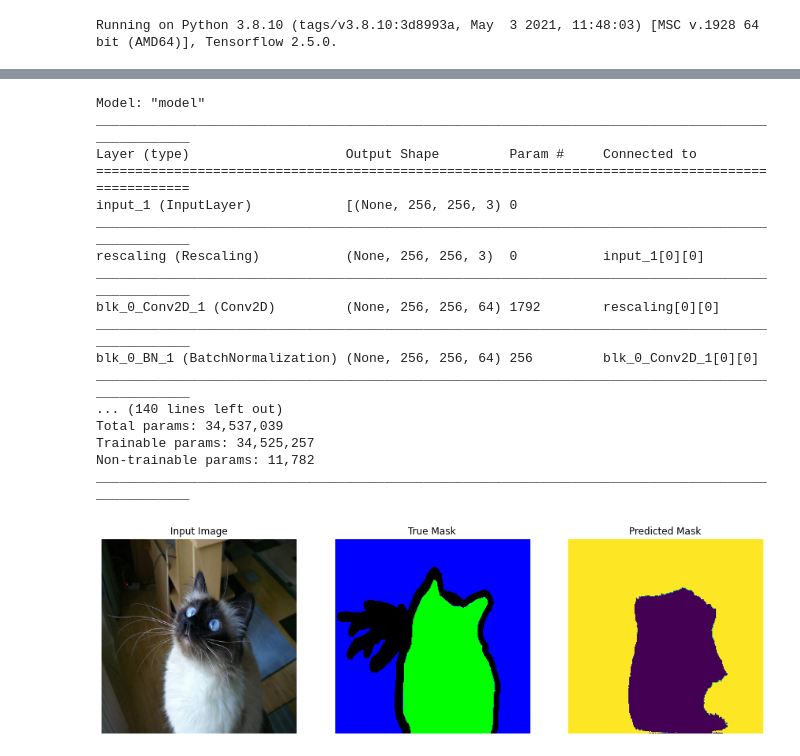
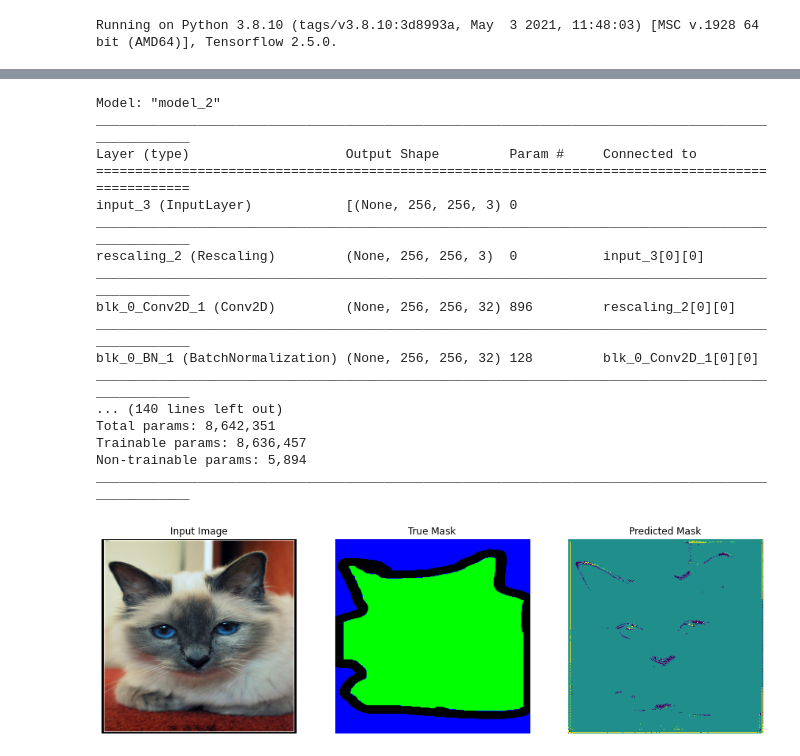
Before and after one commit to aliencaocao/IRS-ML, a Jupyter notebook: Image Segmentation/U net.ipynb, the cells around one changed output, grey strips where cells are left out. Saved outputs shown, nothing was run; the diff lists cells and outputs as text; code cells hidden in the pictures.

```diff
--- a/Image Segmentation/U net.ipynb
+++ b/Image Segmentation/U net.ipynb
@@ -58,27 +56,27 @@ for image, mask in test.take(3):
 # %%
 def U_net(input_size, no_classes, start_filter_no, kernel_initializer, bn_eps, opt, loss, reg, metrics):
     def down_conv_block(x, filter, kernel, bn_eps, kernel_initializer, block_no):
-        x = Conv2D(filter, kernel, kernel_initializer=kernel_initializer, padding='same', name=f'blk_{block_no}_Conv2D_1')(x)
+        x = Conv2D(filter, kernel, kernel_initializer=kernel_initializer, kernel_regularizer=reg, padding='same', name=f'blk_{block_no}_Conv2D_1')(x)
         x = BatchNormalization(epsilon=bn_eps, name=f'blk_{block_no}_BN_1')(x)
         x = Activation('relu', name=f'blk_{block_no}_ReLu_1')(x)
 
-        x = Conv2D(filter, kernel, kernel_initializer=kernel_initializer, padding='same', name=f'blk_{block_no}_Conv2D_2')(x)
+        x = Conv2D(filter, kernel, kernel_initializer=kernel_initializer, kernel_regularizer=reg, padding='same', name=f'blk_{block_no}_Conv2D_2')(x)
         x = BatchNormalization(epsilon=bn_eps, name=f'blk_{block_no}_BN_2')(x)
         x = Activation('relu', name=f'blk_{block_no}_ReLu_2')(x)
         # x = Dropout(0.5, name=f'blk_{block_no}_Dropout')(x)
 
         return x
 
-    def up_conv_block(x, x_short, filter, kernel, bn_eps, kernel_initializer, block_no):
-        x = Conv2DTranspose(filter, kernel, kernel_initializer=kernel_initializer, strides=2, padding="same", name=f'blk_{block_no}_Conv2DTranspose')(x)
-        x = Concatenate([x, x_short], name=f'blk_{block_no}_concatenate')
+    def up_conv_block(x, x_short, filter, kernel, bn_eps, kernel_initializer, reg, block_no):
+        x = Conv2DTranspose(filter, kernel, kernel_initializer=kernel_initializer, kernel_regularizer=reg, strides=2, padding="same", name=f'blk_{block_no}_Conv2DTranspose')(x)
+        x = concatenate([x, x_short], name=f'blk_{block_no}_concatenate')
         # x = Dropout(0.5, name=f'blk_{block_no}_Dropout')(x)
 
-        x = Conv2D(filter, kernel, kernel_initializer=kernel_initializer, padding='same', name=f'blk_{block_no}_Conv2D_1')(x)
+        x = Conv2D(filter, kernel, kernel_initializer=kernel_initializer, kernel_regularizer=reg, padding='same', name=f'blk_{block_no}_Conv2D_1')(x)
         x = BatchNormalization(epsilon=bn_eps, name=f'blk_{block_no}_BN_1')(x)
         x = Activation('relu', name=f'blk_{block_no}_ReLu_1')(x)
 
-        x = Conv2D(filter, kernel, kernel_initializer=kernel_initializer, padding='same', name=f'blk_{block_no}_Conv2D_2')(x)
+        x = Conv2D(filter, kernel, kernel_initializer=kernel_initializer, kernel_regularizer=reg, padding='same', name=f'blk_{block_no}_Conv2D_2')(x)
         x = BatchNormalization(epsilon=bn_eps, name=f'blk_{block_no}_BN_2')(x)
         x = Activation('relu', name=f'blk_{block_no}_ReLu_2')(x)
 
@@ -111,12 +109,12 @@ def U_net(input_size, no_classes, start_filter_no, kernel_initializer, bn_eps, o
     x = down_conv_block(x, start_filter_no * 2 ** 4, 3, bn_eps, kernel_initializer=kernel_initializer, block_no=4)
     x = Dropout(0.5, name=f'Bridge_Dropout')(x)
 
-    x = up_conv_block(x, x_short_4, start_filter_no * 2 ** 3, 3, bn_eps, kernel_initializer=kernel_initializer, block_no=5)
-    x = up_conv_block(x, x_short_3, start_filter_no * 2 ** 2, 3, bn_eps, kernel_initializer=kernel_initializer, block_no=6)
-    x = up_conv_block(x, x_short_2, start_filter_no * 2 ** 1, 3, bn_eps, kernel_initializer=kernel_initializer, block_no=7)
-    x = up_conv_block(x, x_short_1, start_filter_no * 2 ** 0, 3, bn_eps, kernel_initializer=kernel_initializer, block_no=8)
+    x = up_conv_block(x, x_short_4, start_filter_no * 2 ** 3, 3, bn_eps, kernel_initializer=kernel_initializer, reg=reg, block_no=5)
+    x = up_conv_block(x, x_short_3, start_filter_no * 2 ** 2, 3, bn_eps, kernel_initializer=kernel_initializer, reg=reg, block_no=6)
+    x = up_conv_block(x, x_short_2, start_filter_no * 2 ** 1, 3, bn_eps, kernel_initializer=kernel_initializer, reg=reg, block_no=7)
+    x = up_conv_block(x, x_short_1, start_filter_no * 2 ** 0, 3, bn_eps, kernel_initializer=kernel_initializer, reg=reg, block_no=8)
 
-    x = Conv2D(no_classes, 1, padding="same")(x)  # no_classes is the total no of classes present in the train data, including background
+    x = Conv2D(no_classes, 1, kernel_initializer=kernel_initializer, kernel_regularizer=reg, padding="same")(x)  # no_classes is the total no of classes present in the train data, including background
     x = BatchNormalization(epsilon=bn_eps)(x)
     xOutput = Activation('softmax')(x)
 
@@ -154,44 +152,45 @@ class DisplayCallback(tf.keras.callbacks.Callback):
 lr = 1e-3
 epsilon = 1e-6
 opt = keras.optimizers.Adam(learning_rate=lr, epsilon=epsilon)
 # opt = keras.optimizers.SGD(learning_rate=0.1, momentum=0.99)
 loss = dice_loss
-reg = keras.regularizers.L2(1e-5)
+reg = None
 metrics = [dice]  # keras.metrics.MeanIoU(num_classes=no_classes), F1Score(num_classes=no_classes)
 epoch = 100
 callbacks = [
     tf.keras.callbacks.EarlyStopping(monitor='val_dice', min_delta=0, patience=10, verbose=1,
                                      mode='auto', baseline=None, restore_best_weights=True),
     tf.keras.callbacks.ModelCheckpoint('./best_model',monitor='val_dice',save_best_only=True),
     tf.keras.callbacks.ReduceLROnPlateau(monitor='val_dice', factor=0.1, patience=3, verbose=1),
     DisplayCallback()]
 
 # input size must be 2 to the power of sth, no_classes is same the total no of classes present in the train data, including background
-model = U_net(input_size=(img_height, img_width, 3), no_classes=no_classes, start_filter_no=64, kernel_initializer=GlorotNormal, bn_eps=1.001e-5, opt=opt, loss=loss, reg=reg, metrics=metrics)
+# TODO: try init random
+model = U_net(input_size=(img_height, img_width, 3), no_classes=no_classes, start_filter_no=32, kernel_initializer=GlorotUniform, bn_eps=1.001e-5, opt=opt, loss=loss, reg=reg, metrics=metrics)
 # model = keras.models.load_model('oxford pet u net 64', custom_objects={'dice': dice, 'dice_loss': dice_loss})
 # K.set_value(model.optimizer.lr, lr)
 model.summary()
 plot_model(model, show_dtype=True, show_shapes=True, show_layer_names=True, to_file='U Net.png')
 show_predictions()
 # %% [output]
-Model: "model"
+Model: "model_2"
 __________________________________________________________________________________________________
 Layer (type)                    Output Shape         Param #     Connected to
 ==================================================================================================
-input_1 (InputLayer)            [(None, 256, 256, 3) 0
+input_3 (InputLayer)            [(None, 256, 256, 3) 0
 __________________________________________________________________________________________________
-rescaling (Rescaling)           (None, 256, 256, 3)  0           input_1[0][0]
+rescaling_2 (Rescaling)         (None, 256, 256, 3)  0           input_3[0][0]
 __________________________________________________________________________________________________
-blk_0_Conv2D_1 (Conv2D)         (None, 256, 256, 64) 1792        rescaling[0][0]
+blk_0_Conv2D_1 (Conv2D)         (None, 256, 256, 32) 896         rescaling_2[0][0]
 __________________________________________________________________________________________________
-blk_0_BN_1 (BatchNormalization) (None, 256, 256, 64) 256         blk_0_Conv2D_1[0][0]
+blk_0_BN_1 (BatchNormalization) (None, 256, 256, 32) 128         blk_0_Conv2D_1[0][0]
 __________________________________________________________________________________________________
 ... (140 lines left out)
-Total params: 34,537,039
-Trainable params: 34,525,257
-Non-trainable params: 11,782
+Total params: 8,642,351
+Trainable params: 8,636,457
+Non-trainable params: 5,894
 __________________________________________________________________________________________________
-[figure, old version]
+[figure, new version]
 # %%
 history = model.fit(train_ds, validation_data=val_ds, epochs=epoch, callbacks=callbacks, verbose=1)
 # %% [output]
```
Also changed, not shown: parts of 4 cells of this notebook, 4 other files.
